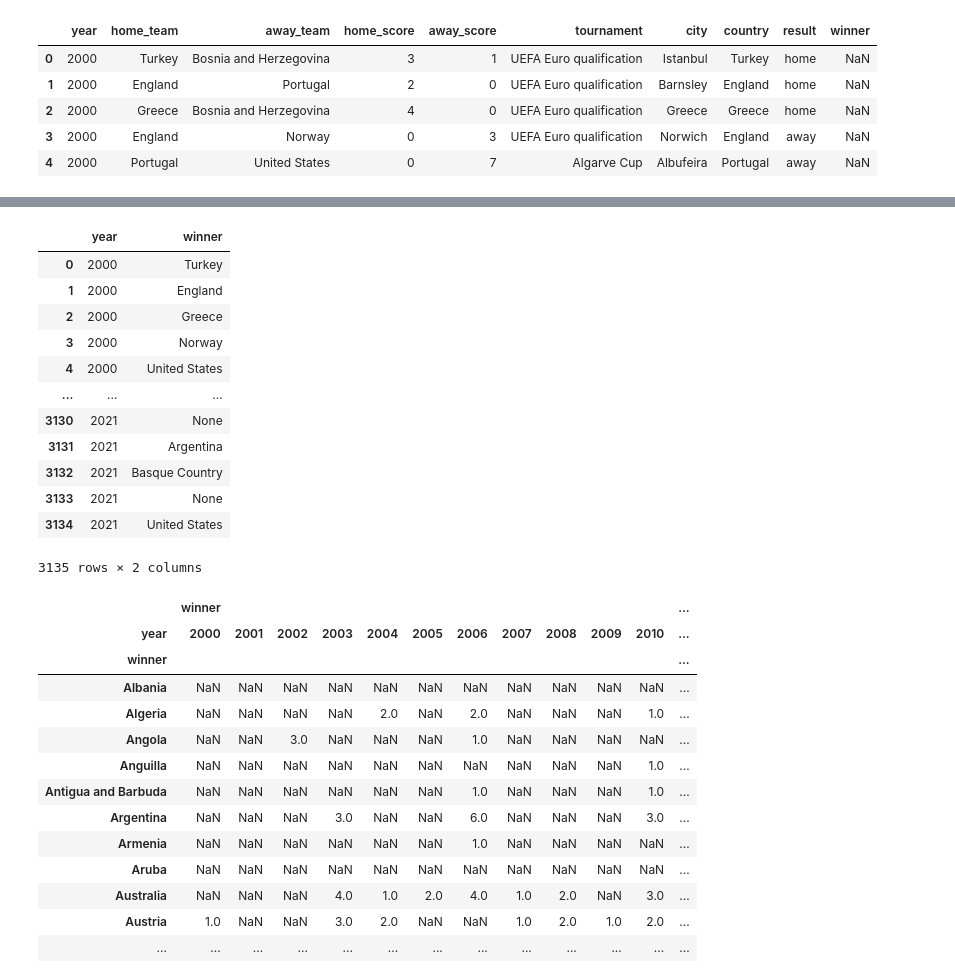
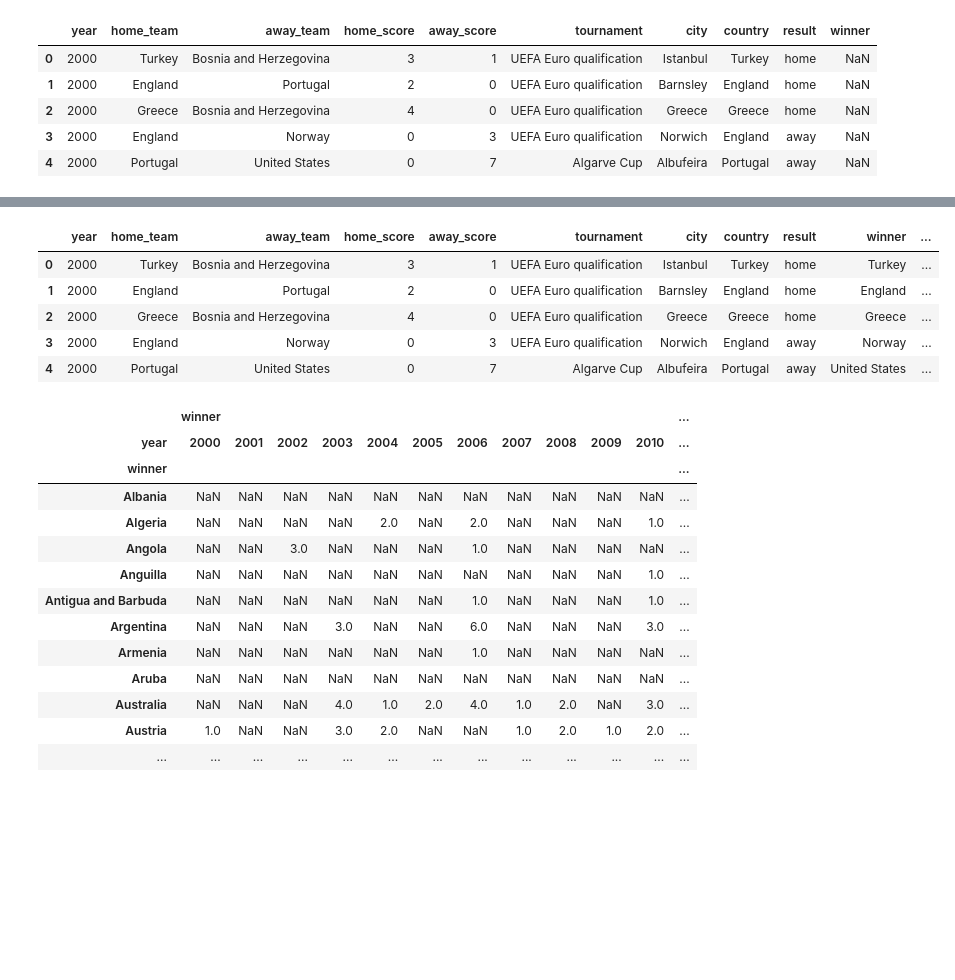
Before and after one commit to lucasmigliano21/LM-Project3-ETL, a Jupyter notebook: Cleaning.ipynb, the cells around one changed output, grey strips where cells are left out. Saved outputs shown, nothing was run; the diff lists cells and outputs as text; code cells hidden in the pictures; blank space fills up the shorter version.

```diff
--- a/Cleaning.ipynb
+++ b/Cleaning.ipynb
@@ -173,20 +172,18 @@ df['winner']=df['winner'].fillna('None')
+# %%
+df['points'] = df.apply(lambda x : 1 if x['winner'] == 'draw'
+                                              else 3,
+                                              axis=1)
+df.head()
+# %% [output]
+|  | year | home_team | away_team | home_score | away_score | tournament | city | country | result | winner | ... |
+| 0 | 2000 | Turkey | Bosnia and Herzegovina | 3 | 1 | UEFA Euro qualification | Istanbul | Turkey | home | Turkey | ... |
+| 1 | 2000 | England | Portugal | 2 | 0 | UEFA Euro qualification | Barnsley | England | home | England | ... |
+| 2 | 2000 | Greece | Bosnia and Herzegovina | 4 | 0 | UEFA Euro qualification | Greece | Greece | home | Greece | ... |
+| 3 | 2000 | England | Norway | 0 | 3 | UEFA Euro qualification | Norwich | England | away | Norway | ... |
+| 4 | 2000 | Portugal | United States | 0 | 7 | Algarve Cup | Albufeira | Portugal | away | United States | ... |
 # %%
 df2 = df[['year', 'winner']].copy()
-df2
+df2.to_csv('./data/df2.csv', index=False)
-# %% [output]
-|  | year | winner |
-| 0 | 2000 | Turkey |
-| 1 | 2000 | England |
-| 2 | 2000 | Greece |
-| 3 | 2000 | Norway |
-| 4 | 2000 | United States |
-| ... | ... | ... |
-| 3130 | 2021 | None |
-| 3131 | 2021 | Argentina |
-| 3132 | 2021 | Basque Country |
-| 3133 | 2021 | None |
-| 3134 | 2021 | United States |
-3135 rows × 2 columns
 # %%
 df2.pivot_table(values=['winner'],index=['winner'], columns=['year'], aggfunc={'winner':'count'})
 # %% [output]
```
Also changed, not shown: parts of 16 cells of this notebook, 2 other files.
